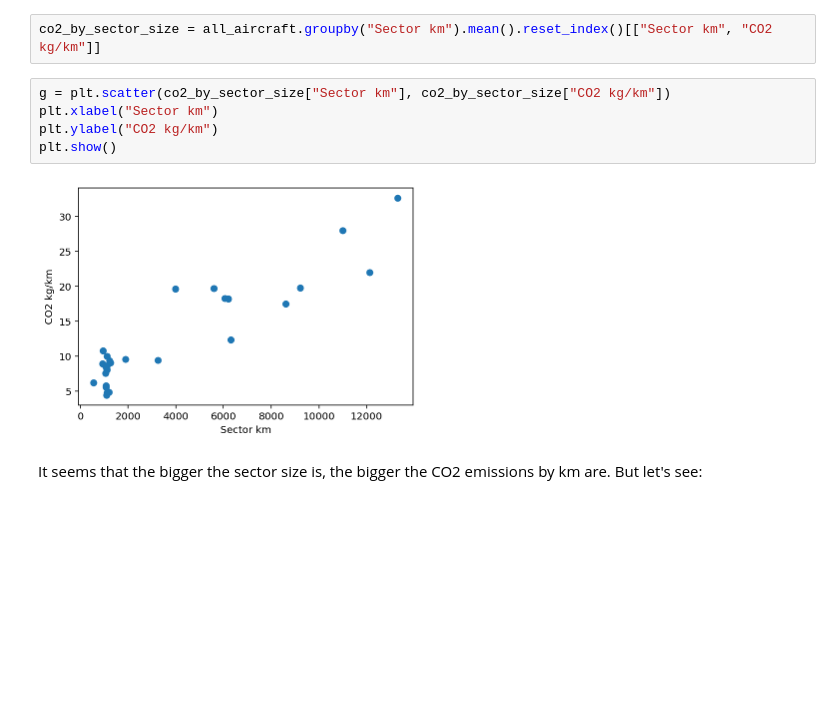
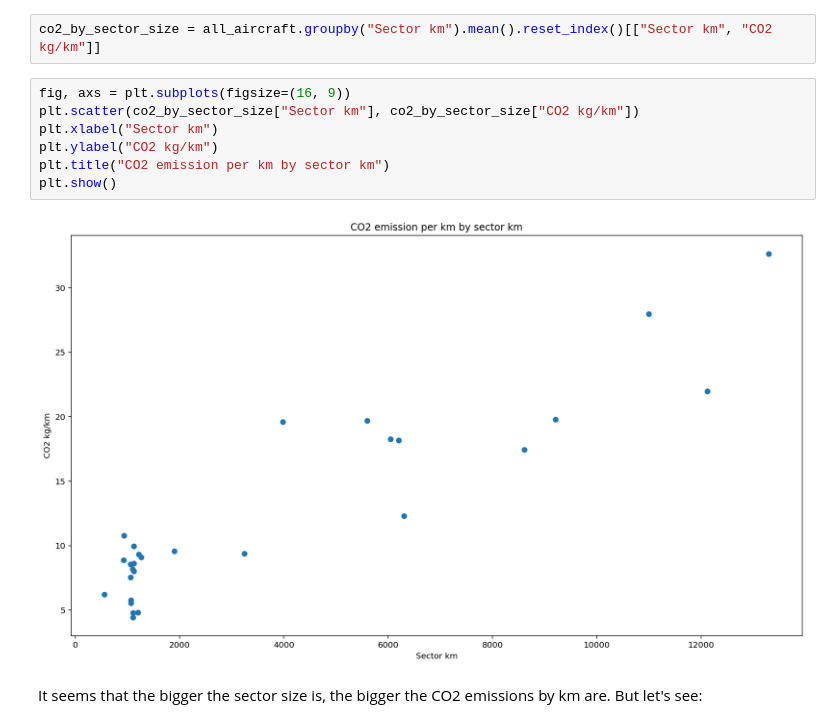
Before and after one commit to Jmion/aviation-co2-impact, a Jupyter notebook: Aviation_global_emissions.ipynb, the cells around one changed output. Drawn from its saved outputs; the diff is of its cells as text; blank space fills up the shorter version.

Commit message:
Add titles to graphs

```diff
--- a/Aviation_global_emissions.ipynb
+++ b/Aviation_global_emissions.ipynb
@@ -188,12 +188,14 @@ First, let's plot the mean CO2 emissions (kg/km) according to the sector size
 # %%
 co2_by_sector_size = all_aircraft.groupby("Sector km").mean().reset_index()[["Sector km", "CO2 kg/km"]]
 # %%
-g = plt.scatter(co2_by_sector_size["Sector km"], co2_by_sector_size["CO2 kg/km"])
+fig, axs = plt.subplots(figsize=(16, 9))
+plt.scatter(co2_by_sector_size["Sector km"], co2_by_sector_size["CO2 kg/km"])
 plt.xlabel("Sector km")
 plt.ylabel("CO2 kg/km")
+plt.title("CO2 emission per km by sector km")
 plt.show()
 # %% [output]
-[figure, old version]
+[figure, new version]
 # %% [markdown]
 It seems that the bigger the sector size is, the bigger the CO2 emissions by km are. But let's see:
 # %%
```
Also changed, not shown: parts of 5 cells of this notebook.
